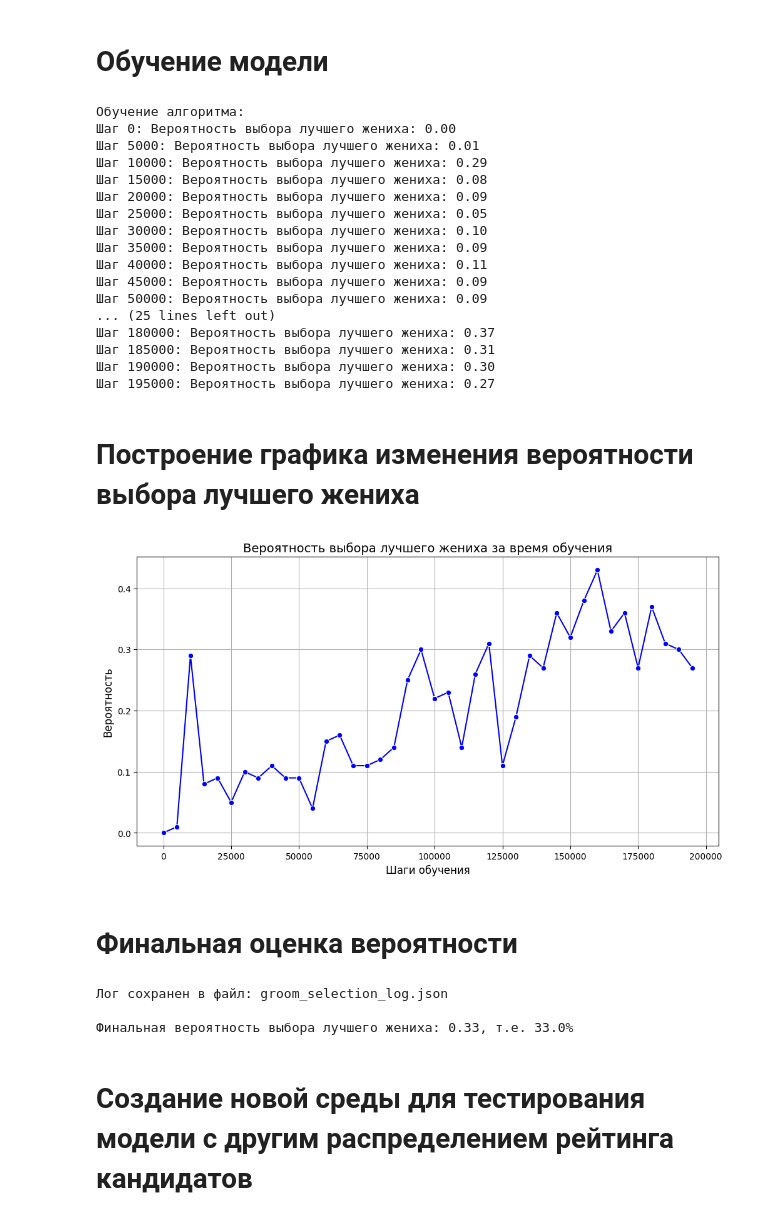
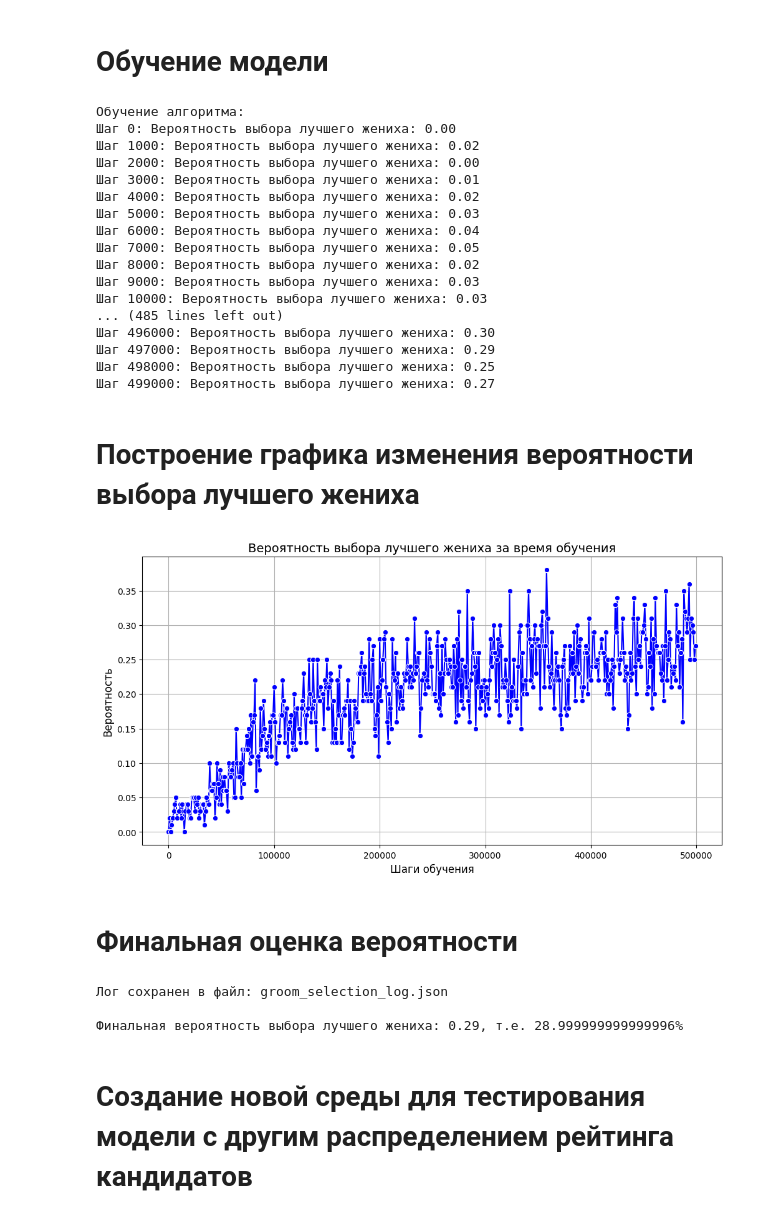
Before and after one commit to 1985Viacheslav/The_picky_bride_new, a Jupyter notebook: RL_optimal_stopping.ipynb, the cells around one changed output. Saved outputs shown, nothing was run; the diff lists cells and outputs as text; code cells hidden in the pictures.

```diff
--- a/RL_optimal_stopping.ipynb
+++ b/RL_optimal_stopping.ipynb
@@ -92,7 +92,7 @@ class GroomSelectionEnv(gym.Env):
 
         self.action_space = spaces.Discrete(2)  # Дискретное пространство действий (2 действия: выбрать или пропустить)
         self.observation_space = spaces.Box(
-            low=0, high=1, shape=(3,), dtype=np.float32  # Пространство наблюдений (3 параметра)
+            low=0, high=1, shape=(self.n_candidates+2,), dtype=np.float32  # Пространство наблюдений (включая кандидатов и прогресс)
         )
 
     def step(self, action):  # Метод для выполнения шага в среде
@@ -144,7 +144,8 @@ class GroomSelectionEnv(gym.Env):
             candidate_value = self.candidates[self.current_step]  # Текущий кандидат
 
         progress = min(1.0, self.current_step / self.n_candidates)  # Прогресс по кандидатам
-        return np.array([candidate_value, progress, self.n_candidates], dtype=np.float32)  # Возвращаем массив наблюдений
+        viewed_candidates = np.pad(np.array(self.viewed_candidates, dtype=np.float32), (0, self.n_candidates - len(self.viewed_candidates)), 'constant')  # Преобразуем список просмотренных кандидатов в фиксированный размер
+        return np.concatenate(([candidate_value], [progress], viewed_candidates), axis=0)  # Возвращаем массив наблюдений
 
     def set_improvement_reward(self, reward):  # Метод для установки награды за улучшение
         self.improvement_reward = reward
@@ -166,7 +167,7 @@ def convert_to_serializable(data):
 # %% [markdown]
 # Функция для оценки вероятности выбора лучшего жениха
 # %%
-def evaluate_best_groom_probability(env, model, n_episodes=50, log=False):
+def evaluate_best_groom_probability(env, model, n_episodes=100, log=False):
     total_best_groom_selections = 0  # Счетчик правильных выборов лучшего жениха
     results = []  # Логи для финальной оценки, если log=True
 
@@ -226,7 +227,7 @@ def evaluate_best_groom_probability(env, model, n_episodes=50, log=False):
 # %% [markdown]
 # Функция для обучения модели
 # %%
-def train_model(env, model, total_timesteps=200000, eval_interval=5000, eval_episodes=100):
+def train_model(env, model, total_timesteps=500000, eval_interval=1000, eval_episodes=100):
     train_model.last_probability = 0  # Инициализируем переменную для последней вероятности
     train_model.best_probability = 0  # Инициализируем переменную для лучшей вероятности
     probabilities = []  # Список для хранения вероятностей на каждом шаге
@@ -287,37 +288,37 @@ model = PPO(
 # %% [markdown]
 # Обучение модели
 # %%
-probabilities = train_model(env, model, total_timesteps=200000)
+probabilities = train_model(env, model, total_timesteps=500000)
 # %% [output]
 Обучение алгоритма:
 Шаг 0: Вероятность выбора лучшего жениха: 0.00
-Шаг 5000: Вероятность выбора лучшего жениха: 0.01
-Шаг 10000: Вероятность выбора лучшего жениха: 0.29
-Шаг 15000: Вероятность выбора лучшего жениха: 0.08
-Шаг 20000: Вероятность выбора лучшего жениха: 0.09
-Шаг 25000: Вероятность выбора лучшего жениха: 0.05
-Шаг 30000: Вероятность выбора лучшего жениха: 0.10
-Шаг 35000: Вероятность выбора лучшего жениха: 0.09
-Шаг 40000: Вероятность выбора лучшего жениха: 0.11
-Шаг 45000: Вероятность выбора лучшего жениха: 0.09
-Шаг 50000: Вероятность выбора лучшего жениха: 0.09
-... (25 lines left out)
-Шаг 180000: Вероятность выбора лучшего жениха: 0.37
-Шаг 185000: Вероятность выбора лучшего жениха: 0.31
-Шаг 190000: Вероятность выбора лучшего жениха: 0.30
-Шаг 195000: Вероятность выбора лучшего жениха: 0.27
+Шаг 1000: Вероятность выбора лучшего жениха: 0.02
+Шаг 2000: Вероятность выбора лучшего жениха: 0.00
+Шаг 3000: Вероятность выбора лучшего жениха: 0.01
+Шаг 4000: Вероятность выбора лучшего жениха: 0.02
+Шаг 5000: Вероятность выбора лучшего жениха: 0.03
+Шаг 6000: Вероятность выбора лучшего жениха: 0.04
+Шаг 7000: Вероятность выбора лучшего жениха: 0.05
+Шаг 8000: Вероятность выбора лучшего жениха: 0.02
+Шаг 9000: Вероятность выбора лучшего жениха: 0.03
+Шаг 10000: Вероятность выбора лучшего жениха: 0.03
+... (485 lines left out)
+Шаг 496000: Вероятность выбора лучшего жениха: 0.30
+Шаг 497000: Вероятность выбора лучшего жениха: 0.29
+Шаг 498000: Вероятность выбора лучшего жениха: 0.25
+Шаг 499000: Вероятность выбора лучшего жениха: 0.27
 # %% [markdown]
 # Построение графика изменения вероятности выбора лучшего жениха
 # %%
 plt.figure(figsize=(12, 6))
-sns.lineplot(x=range(0, len(probabilities) * 5000, 5000), y=probabilities, marker='o', color='b')
+sns.lineplot(x=range(0, len(probabilities) * 1000, 1000), y=probabilities, marker='o', color='b')
 plt.title('Вероятность выбора лучшего жениха за время обучения', fontsize=14)
 plt.xlabel('Шаги обучения', fontsize=12)
 plt.ylabel('Вероятность', fontsize=12)
 plt.grid(True)
 plt.show()
 # %% [output]
-[figure, old version]
+[figure, new version]
 # %% [markdown]
 # Финальная оценка вероятности
 # %%
@@ -326,7 +327,7 @@ print(f"\nФинальная вероятность выбора лучшего
 # %% [output]
 Лог сохранен в файл: groom_selection_log.json
 
-Финальная вероятность выбора лучшего жениха: 0.33, т.е. 33.0%
+Финальная вероятность выбора лучшего жениха: 0.29, т.е. 28.999999999999996%
 # %% [markdown]
 # Создание новой среды для тестирования модели с другим распределением рейтинга кандидатов
 # %%
```
Also changed, not shown: parts of 1 cell of this notebook.
